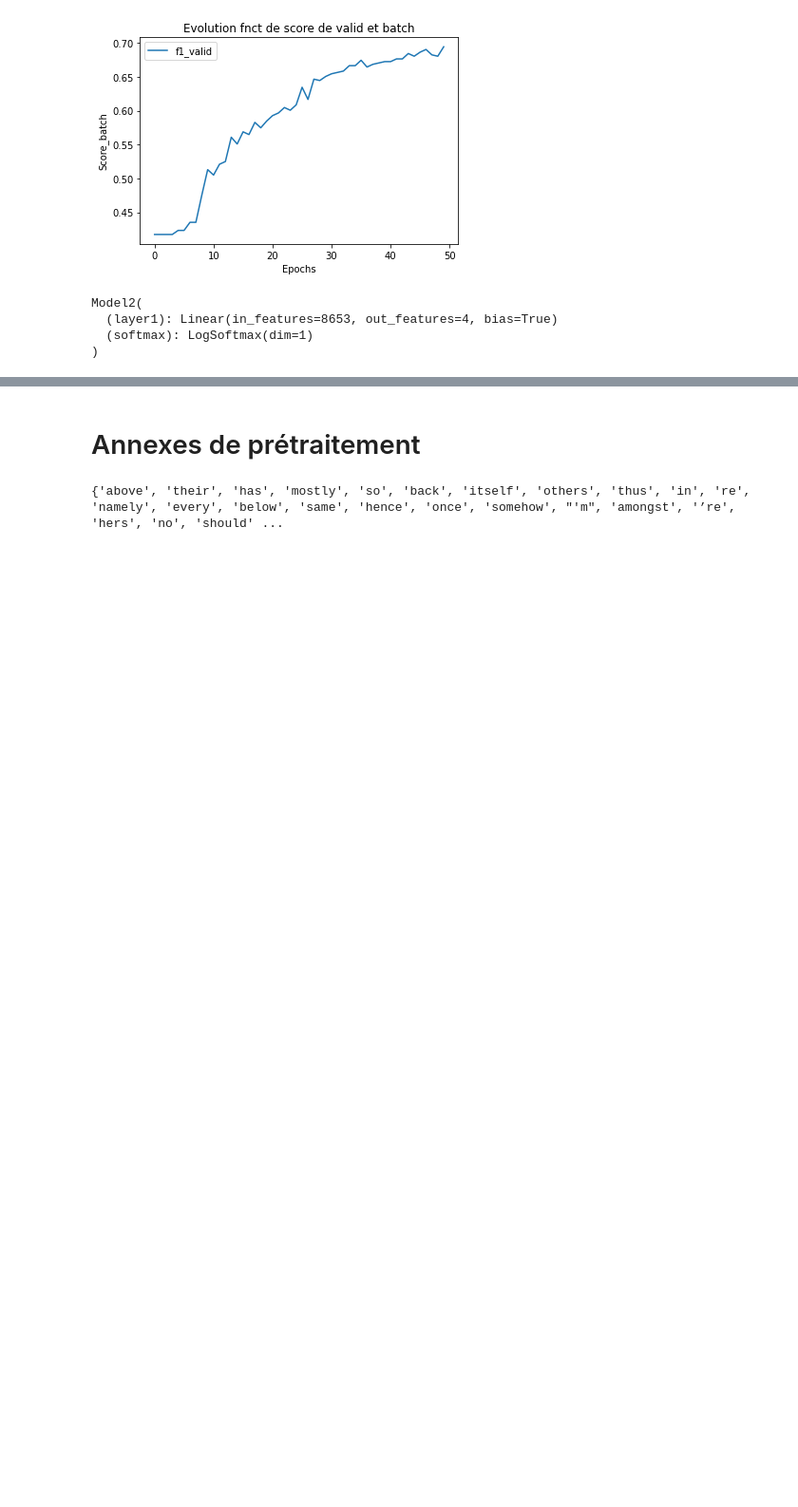
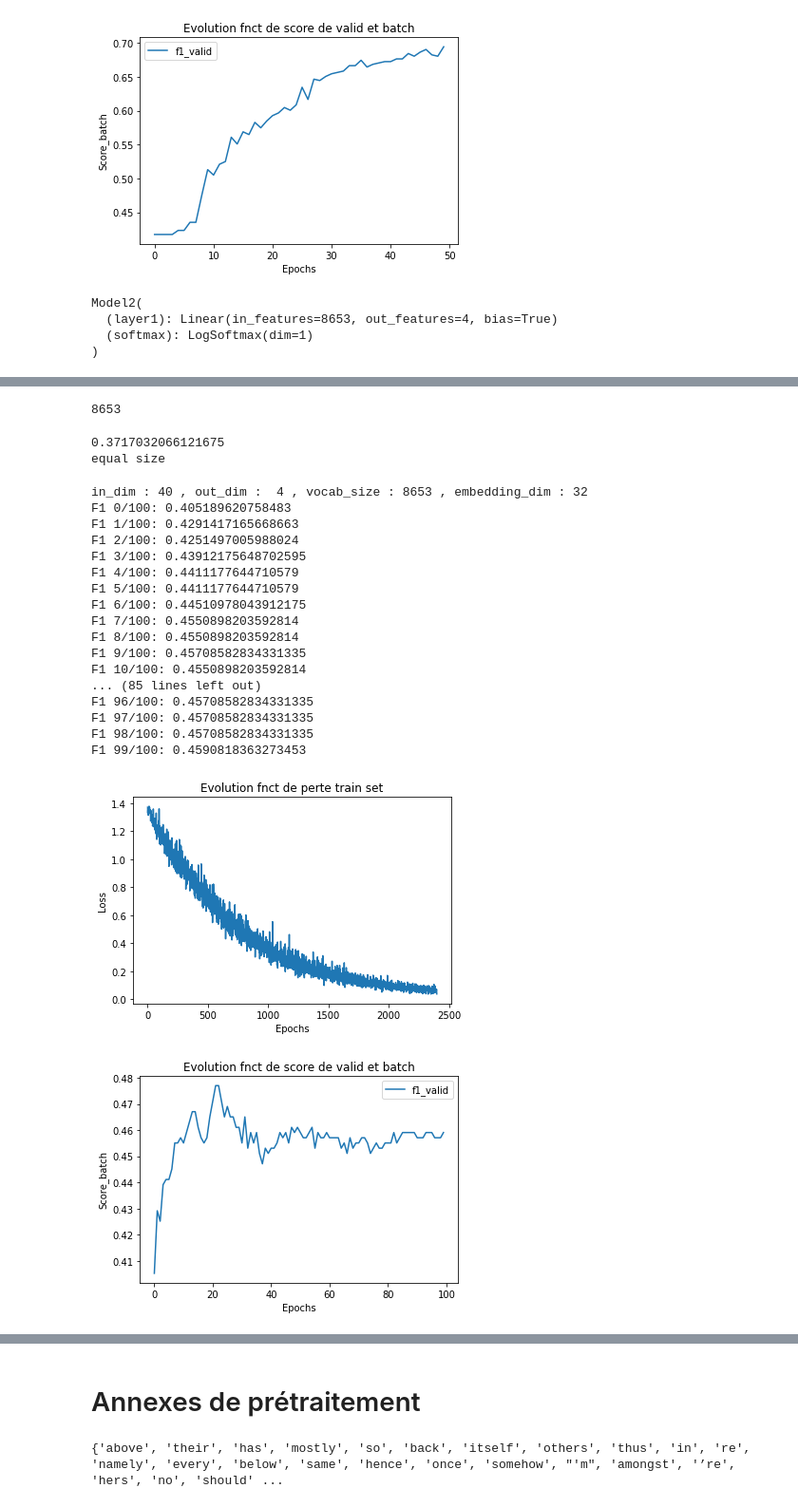
Before and after one commit to RoibLS/Projet_NLP, a Jupyter notebook: Tokenizer spacy etc.ipynb, the cells around one changed output, grey strips where cells are left out. Shown at 95% size. Saved outputs shown, nothing was run; the diff lists cells and outputs as text; code cells hidden in the pictures; blank space fills up the shorter version.

Commit message:
intégration embedding

```diff
--- a/Tokenizer spacy etc.ipynb
+++ b/Tokenizer spacy etc.ipynb
@@ -543,0 +580,11 @@ fread.close()
+# %%
+#Chargement des données de GloVe
+"""emmbed_dict = {}
+embedding_dim = 50
+path = '../glove.6B.50d.txt'
+with open(path,'r', encoding = "UTF-8") as f:
+  for line in f:
+    values = line.split()
+    word = values[0]
+    vector = np.asarray(values[1:],'float32')
+    emmbed_dict[word]=vector"""
@@ -543,0 +597,34 @@ fread.close()
+# %%
+#Création et remplissage de la matrice des poids
+'''
+Pour chaque mot du vocabulaire de l’ensemble de données, nous vérifions s’il est sur le vocabulaire de GloVe.
+S’il le fait, nous chargeons son vecteur de mots pré-entraîné.
+Sinon, nous initialisons un vecteur aléatoire.
+'''
+matrix_len = len(dicoWord)
+print(matrix_len)
+weights_matrix = np.zeros((matrix_len, 50))
+words_found = 0
+
+for i, word in enumerate(dicoWord):
+    try:
+        weights_matrix[i] = emmbed_dict[word]
+        words_found += 1
+    except KeyError:
+        weights_matrix[i] = np.random.normal(scale=0.6, size=(embedding_dim, ))
+
+#Conversion en tensor pour l'embedding
+weight = T.FloatTensor(weights_matrix) #
+# %% [output]
+8653
+# %%
+#verification
+print(weights_matrix[0][0]) #will
+
+if len(weights_matrix)==len(dicoWord):
+    print("equal size")
+else :
+    print("not equal size")
+# %% [output]
+0.3717032066121675
+equal size
@@ -543,0 +758,32 @@ fread.close()
+# %%
+#hyper paramètres model 1
+in_dim = len(dataForEmbedding[0]) #a remplacer par le tableau de tweet resize
+out_dim = len(Y_one_hot[0])
+vocab_size = len(dicoWord)
+embedding_dim = 32
+batch_size = 64
+
+print("in_dim :", in_dim, ", out_dim : ", out_dim, ", vocab_size :", vocab_size, ", embedding_dim :",embedding_dim)
+modelEmbeds = ModelEmbedding1(in_dim, out_dim, vocab_size, embedding_dim)
+modelEmbedsOut, losses_train, f1_valid = trainEmbedding(modelEmbeds, train_embedsX, train_Y, valid_embedsX, valid_Y, 100, batch_size, lr=1e-4)
+affiche(losses_train, f1_valid)
+# %% [output]
+in_dim : 40 , out_dim :  4 , vocab_size : 8653 , embedding_dim : 32
+F1 0/100: 0.405189620758483
+F1 1/100: 0.4291417165668663
+F1 2/100: 0.4251497005988024
+F1 3/100: 0.43912175648702595
+F1 4/100: 0.4411177644710579
+F1 5/100: 0.4411177644710579
+F1 6/100: 0.44510978043912175
+F1 7/100: 0.4550898203592814
+F1 8/100: 0.4550898203592814
+F1 9/100: 0.45708582834331335
+F1 10/100: 0.4550898203592814
+... (85 lines left out)
+F1 96/100: 0.45708582834331335
+F1 97/100: 0.45708582834331335
+F1 98/100: 0.45708582834331335
+F1 99/100: 0.4590818363273453
+[figure, added]
+[figure, added]
```
Also changed, not shown: parts of 12 cells of this notebook.
